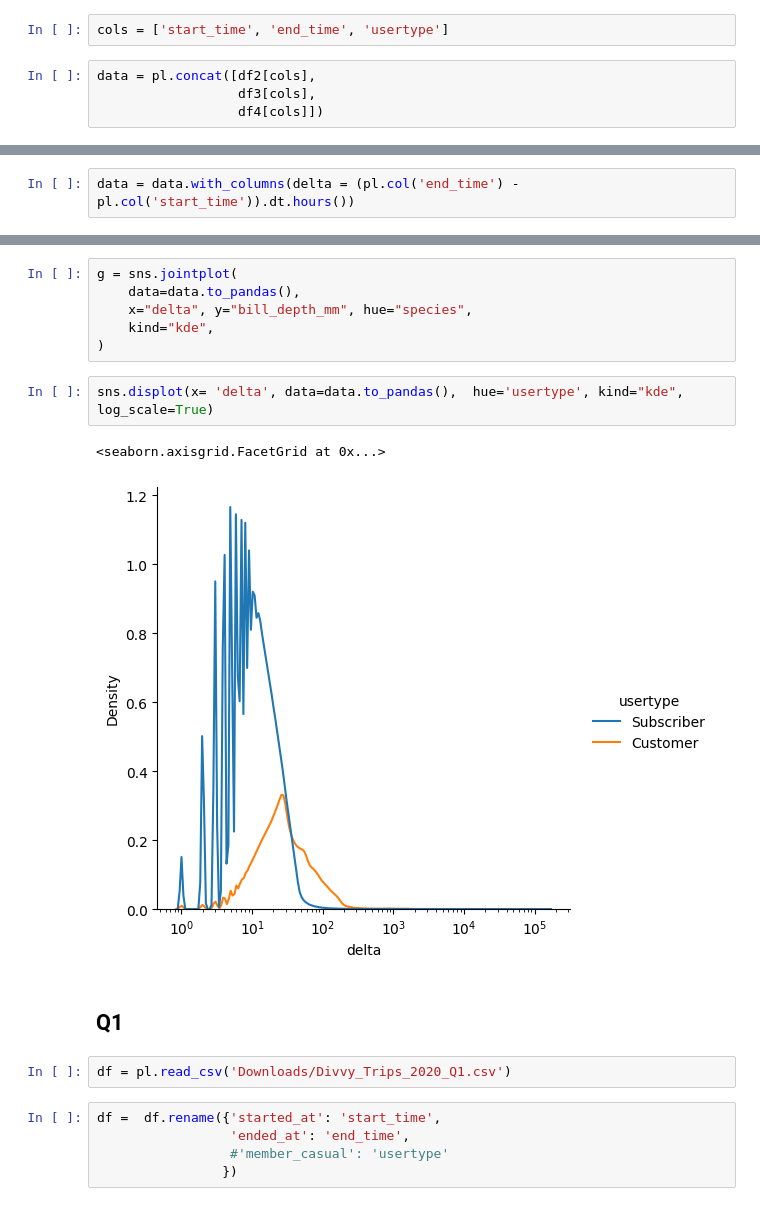
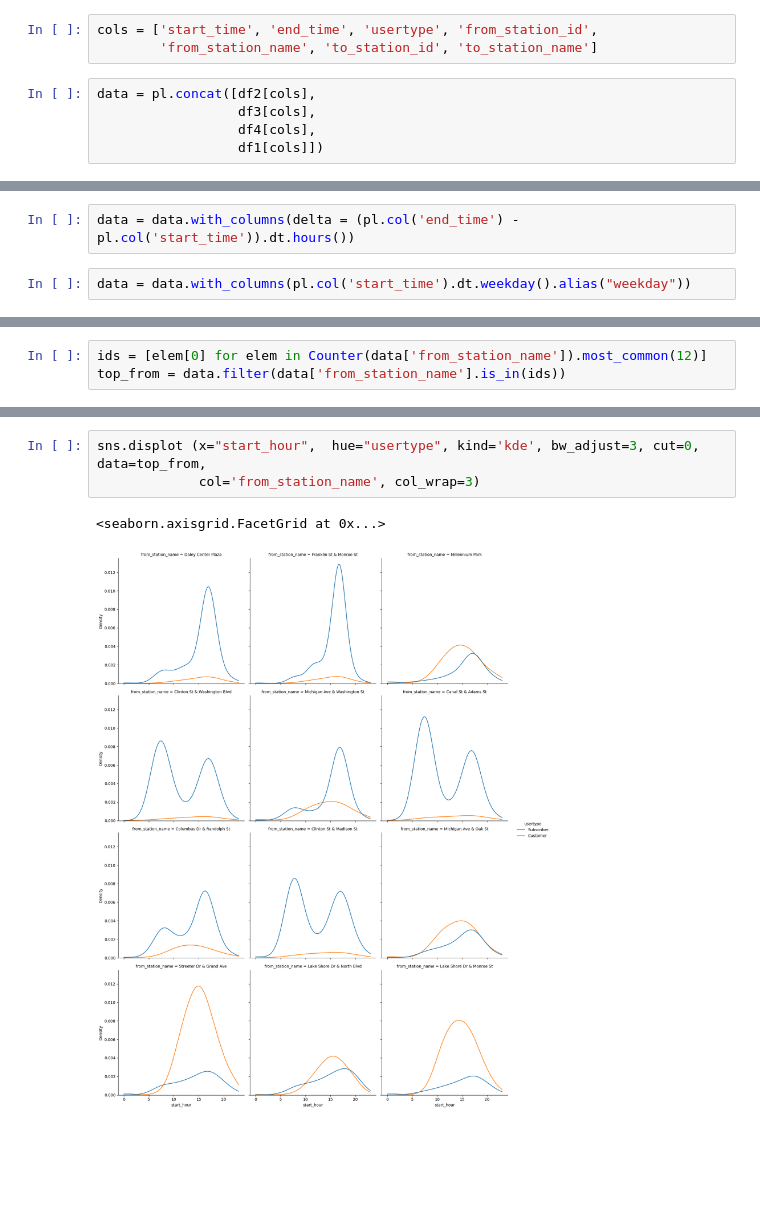
Before and after one commit to Minlos/bike_rides, a Jupyter notebook: cycle_hours.ipynb, the cells around one changed output, grey strips where cells are left out. Saved outputs shown, nothing was run; the diff lists cells and outputs as text; blank space fills up the shorter version.

Commit message:
with weekdays

```diff
--- a/cycle_hours.ipynb
+++ b/cycle_hours.ipynb
@@ -34,9 +55,11 @@ df2 =  df2.rename({'01 - Rental Details Local Start Time': 'start_time',
 # %%
-cols = ['start_time', 'end_time', 'usertype']
+cols = ['start_time', 'end_time', 'usertype', 'from_station_id',
+        'from_station_name', 'to_station_id', 'to_station_name']
 # %%
 data = pl.concat([df2[cols],
                   df3[cols],
-                  df4[cols]])
+                  df4[cols],
+                  df1[cols]])
 # %%
 time_cols = ['start_time', 'end_time']
 
@@ -50,3 +73,5 @@ data = data.with_columns(
 data = data.with_columns(pl.col('start_time').dt.hour().alias("start_hour"))
 # %%
 data = data.with_columns(delta = (pl.col('end_time') - pl.col('start_time')).dt.hours())
+# %%
+data = data.with_columns(pl.col('start_time').dt.weekday().alias("weekday"))
@@ -58,2 +123,5 @@ sns.lineplot(data=data.to_pandas(), x='start_hour', y='delta', hue='usertype')
+# %%
+ids = [elem[0] for elem in Counter(data['from_station_name']).most_common(12)]
+top_from = data.filter(data['from_station_name'].is_in(ids))
 # %%
 sns.displot(x= 'start_hour',
@@ -65,20 +133,6 @@ sns.displot(x= 'start_hour',
-# %%
-g = sns.jointplot(
-    data=data.to_pandas(),
-    x="delta", y="bill_depth_mm", hue="species",
-    kind="kde",
-)
 # %%
-sns.displot(x= 'delta', data=data.to_pandas(),  hue='usertype', kind="kde", log_scale=True)
+sns.displot (x="start_hour",  hue="usertype", kind='kde', bw_adjust=3, cut=0,  data=top_from,
+             col='from_station_name', col_wrap=3)
 # %% [output]
 <seaborn.axisgrid.FacetGrid at 0x...>
-[figure, old version]
+[figure, new version]
-# %% [markdown]
-## Q1
-# %%
-df = pl.read_csv('Downloads/Divvy_Trips_2020_Q1.csv')
-# %%
-df =  df.rename({'started_at': 'start_time',
-                 'ended_at': 'end_time',
-                 #'member_casual': 'usertype'
-                })
```
Also changed, not shown: parts of 31 cells of this notebook.
